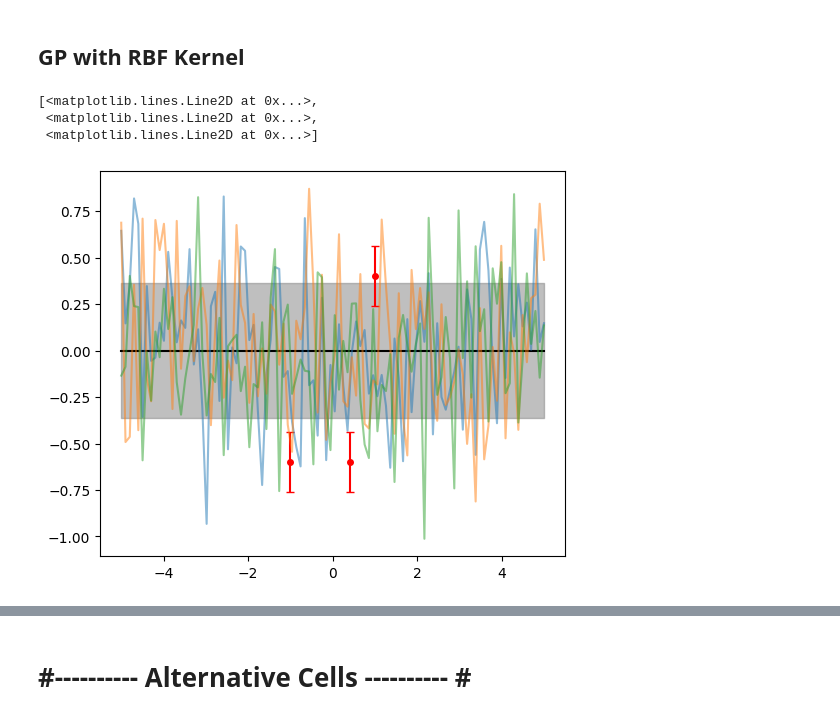
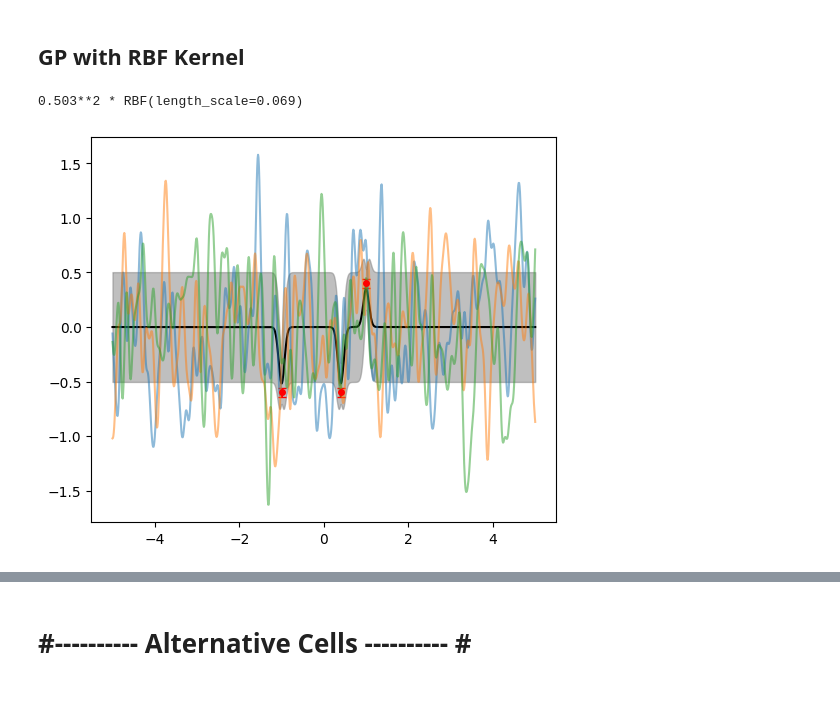
Before and after one commit to sebastian-k-physics/SciML_Gaussian_Processes, a Jupyter notebook: Gaussian_Processes_Sebastian_Klein.ipynb, the cells around one changed output, grey strips where cells are left out. Cells and saved outputs as stored; diff of their text form; code cells hidden in the pictures.

Commit message:
Tried stuff with scikit

```diff
--- a/Gaussian_Processes_Sebastian_Klein.ipynb
+++ b/Gaussian_Processes_Sebastian_Klein.ipynb
@@ -421,43 +431,53 @@ therefore the scaling parameter $\sigma$ has to be put in front by hand
 # %%
 from sklearn.gaussian_process import GaussianProcessRegressor
 from sklearn.gaussian_process.kernels import RBF
 
-x_axis = np.linspace(-5, 5, 100)
 
-init_params_RBF = [1, 1] # sigma | lenghtscale
+x_axis = np.linspace(-5, 5, 1000)
+x_axis_reshape = x_axis.reshape(-1, 1)
 
-x_test = np.array([-1.0, +0.4, 1.0])
+
+init_params_RBF = [1, 2] # sigma | lenghtscale
+
+
+x_test = np.array([-1.0, +0.4, 1.0]) # For scikit learn array made of list of list
 y_test = np.array([-0.6, -0.6, 0.4])
-y_test_err = np.ones(len(y_test))*(0.4**2)
+y_test_err = np.ones(len(y_test))*(0.2**2)
 	# could use here also just one value that which is taken for all data points
 
 
-RBF_kernel_scikit = init_params_RBF[0]**2 * RBF(length_scale=init_params_RBF[1], length_scale_bounds=(1e-10, 1e5))
-gaussian_process = GaussianProcessRegressor(kernel = RBF_kernel_scikit, alpha = y_test_err, n_restarts_optimizer = 9)
+RBF_kernel_scikit = init_params_RBF[0]**2 * RBF(length_scale=init_params_RBF[1], length_scale_bounds=(1e-2, 1e1))
 
-gaussian_process.fit(x_test.reshape(-1, 1), y_test) # reshape of xaxis need for some reason?
-mean_prediction, std_prediction = gaussian_process.predict(x_axis.reshape(-1, 1), return_std=True)
+gaussian_process = GaussianProcessRegressor(kernel = RBF_kernel_scikit, alpha = y_test_err, n_restarts_optimizer = 9) #
+
+gaussian_process.fit(x_test.reshape(-1, 1), y_test.reshape(-1, 1))
+print(gaussian_process.kernel_ )# prints the kernel parameters
 
 
-sampled_values = gaussian_process.sample_y(x_axis.reshape(-1, 1), n_samples=3)
+mean_prediction, std_prediction = gaussian_process.predict(x_axis_reshape, return_std=True)
+
+sampled_values = gaussian_process.sample_y(x_axis_reshape, n_samples=3)
 
 
+# ---------- Plot the new data ---------- #
 
 fig, ax = plt.subplots(figsize=(6,5))
 
-# ---------- Plot the new data ---------- #
 ax.errorbar(x_test, y_test, marker='.', yerr = y_test_err, \
 				   ls = 'none', color = 'red', ms = 8, capsize=3)
 
 
-ax.plot(x_axis, mean_prediction, color = 'black')
+ax.plot(x_axis_reshape, mean_prediction, color = 'black')
 ax.fill_between(x_axis, mean_prediction - std_prediction, \
 					   mean_prediction + std_prediction, color = 'gray', \
 						  alpha = 0.5, label = r'1 $\sigma$')
 
+sampled_values = gaussian_process.sample_y(x_axis_reshape, n_samples=3)
+
+# ax.plot(x_axis, sampled_values[:,0], alpha = 0.5 )
 ax.plot(x_axis, sampled_values, alpha = 0.5 )
+
+plt.show()
 # %% [output]
-[<matplotlib.lines.Line2D at 0x...>,
- <matplotlib.lines.Line2D at 0x...>,
- <matplotlib.lines.Line2D at 0x...>]
+0.503**2 * RBF(length_scale=0.069)
-[figure, old version]
+[figure, new version]
```
Also changed, not shown: parts of 11 cells of this notebook, 1 other file.
